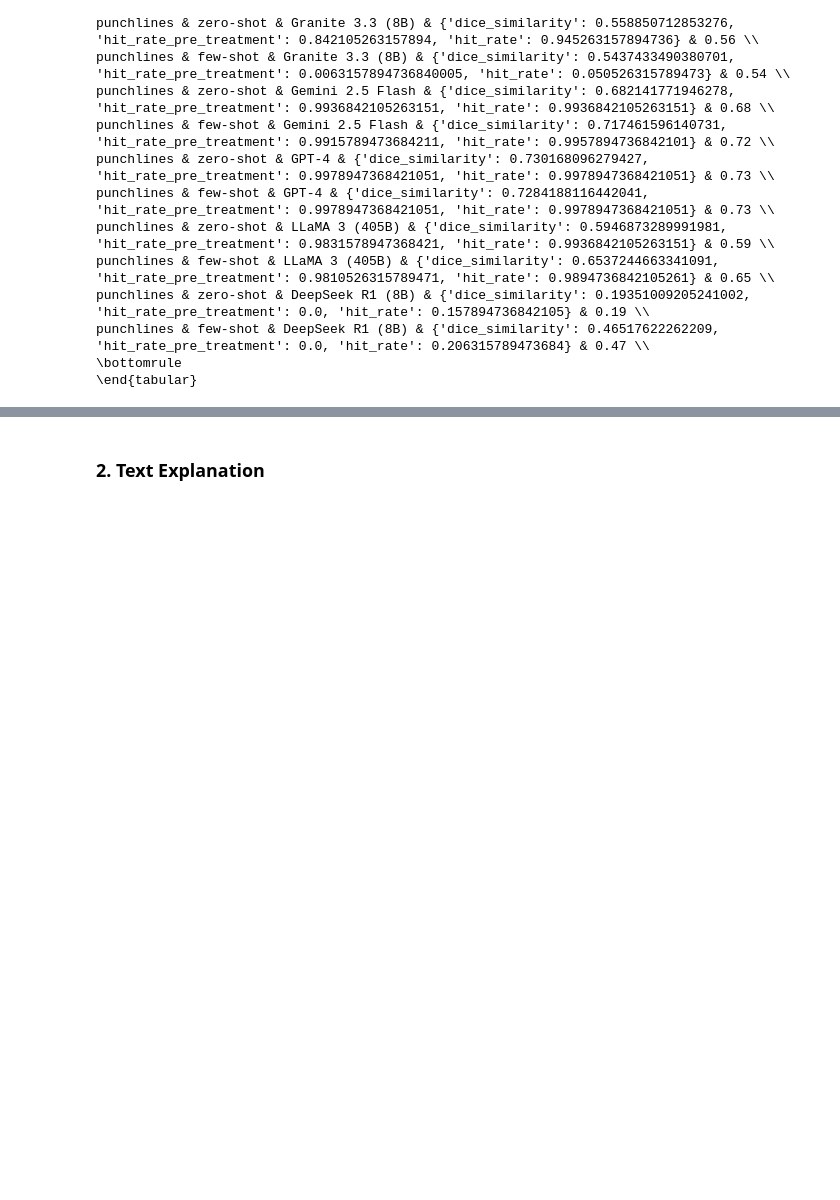
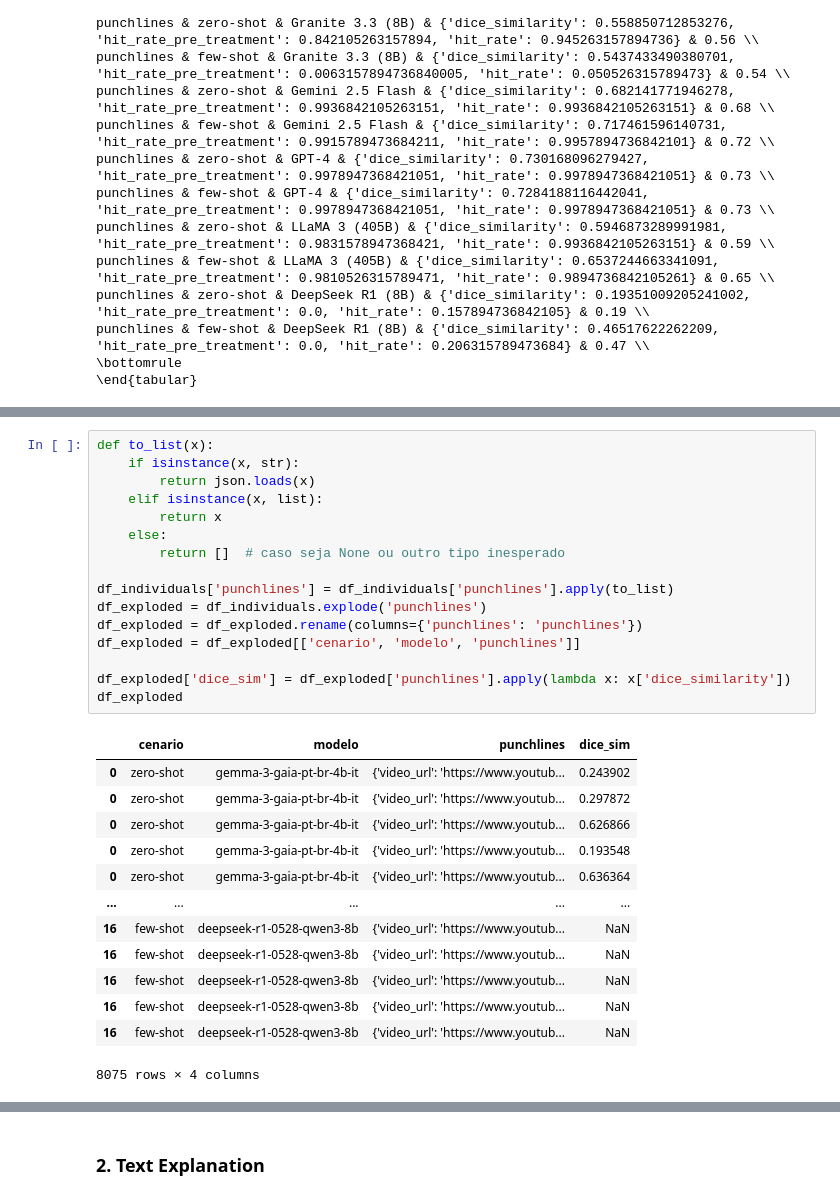
Before and after one commit to llm-pt-ibm/brazilian_northeast_humor_benchmark, a Jupyter notebook: results_exploration.ipynb, the cells around one changed output, grey strips where cells are left out. Cells and saved outputs as stored; diff of their text form; blank space fills up the shorter version.

```diff
--- a/results_exploration.ipynb
+++ b/results_exploration.ipynb
@@ -189,0 +312,30 @@ punchlines & few-shot & DeepSeek R1 (8B) & {'dice_similarity': 0.46517622262209,
+# %%
+def to_list(x):
+    if isinstance(x, str):
+        return json.loads(x)
+    elif isinstance(x, list):
+        return x
+    else:
+        return []  # caso seja None ou outro tipo inesperado
+
+df_individuals['punchlines'] = df_individuals['punchlines'].apply(to_list)
+df_exploded = df_individuals.explode('punchlines')
+df_exploded = df_exploded.rename(columns={'punchlines': 'punchlines'})
+df_exploded = df_exploded[['cenario', 'modelo', 'punchlines']]
+
+df_exploded['dice_sim'] = df_exploded['punchlines'].apply(lambda x: x['dice_similarity'])
+df_exploded
+# %% [output]
+|  | cenario | modelo | punchlines | dice_sim |
+| 0 | zero-shot | gemma-3-gaia-pt-br-4b-it | {'video_url': 'https://www.youtub... | 0.243902 |
+| 0 | zero-shot | gemma-3-gaia-pt-br-4b-it | {'video_url': 'https://www.youtub... | 0.297872 |
+| 0 | zero-shot | gemma-3-gaia-pt-br-4b-it | {'video_url': 'https://www.youtub... | 0.626866 |
+| 0 | zero-shot | gemma-3-gaia-pt-br-4b-it | {'video_url': 'https://www.youtub... | 0.193548 |
+| 0 | zero-shot | gemma-3-gaia-pt-br-4b-it | {'video_url': 'https://www.youtub... | 0.636364 |
+| ... | ... | ... | ... | ... |
+| 16 | few-shot | deepseek-r1-0528-qwen3-8b | {'video_url': 'https://www.youtub... | NaN |
+| 16 | few-shot | deepseek-r1-0528-qwen3-8b | {'video_url': 'https://www.youtub... | NaN |
+| 16 | few-shot | deepseek-r1-0528-qwen3-8b | {'video_url': 'https://www.youtub... | NaN |
+| 16 | few-shot | deepseek-r1-0528-qwen3-8b | {'video_url': 'https://www.youtub... | NaN |
+| 16 | few-shot | deepseek-r1-0528-qwen3-8b | {'video_url': 'https://www.youtub... | NaN |
+8075 rows × 4 columns
```
Also changed, not shown: parts of 11 cells of this notebook, 5 other files.
